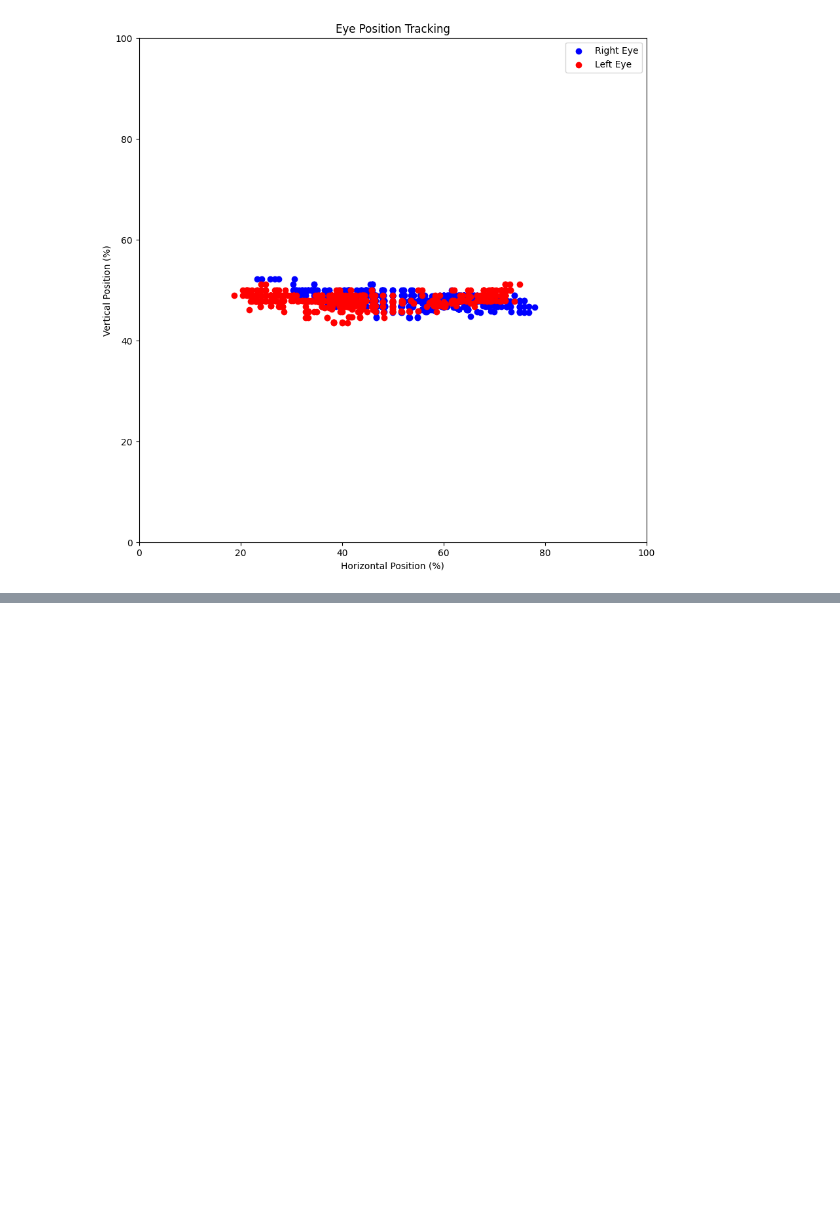
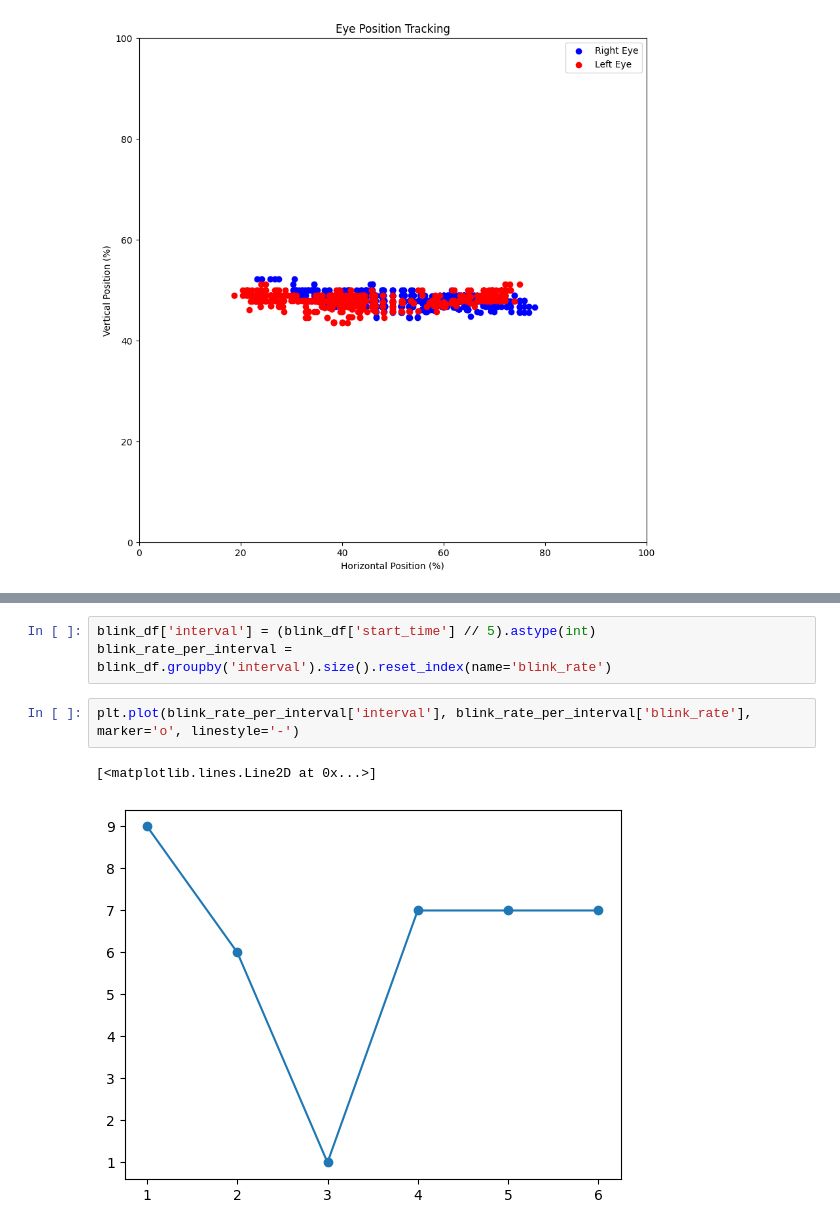
Before and after one commit to GabrielRimar/Mind-Wandering, a Jupyter notebook: data/analysis.ipynb, the cells around one changed output, grey strips where cells are left out. Cells and saved outputs as stored; diff of their text form; blank space fills up the shorter version.

```diff
--- a/data/analysis.ipynb
+++ b/data/analysis.ipynb
@@ -69,0 +79,8 @@ plt.show()
+# %%
+blink_df['interval'] = (blink_df['start_time'] // 5).astype(int)
+blink_rate_per_interval = blink_df.groupby('interval').size().reset_index(name='blink_rate')
+# %%
+plt.plot(blink_rate_per_interval['interval'], blink_rate_per_interval['blink_rate'], marker='o', linestyle='-')
+# %% [output]
+[<matplotlib.lines.Line2D at 0x...>]
+[figure, added]
```
Also changed, not shown: parts of 3 cells of this notebook.
